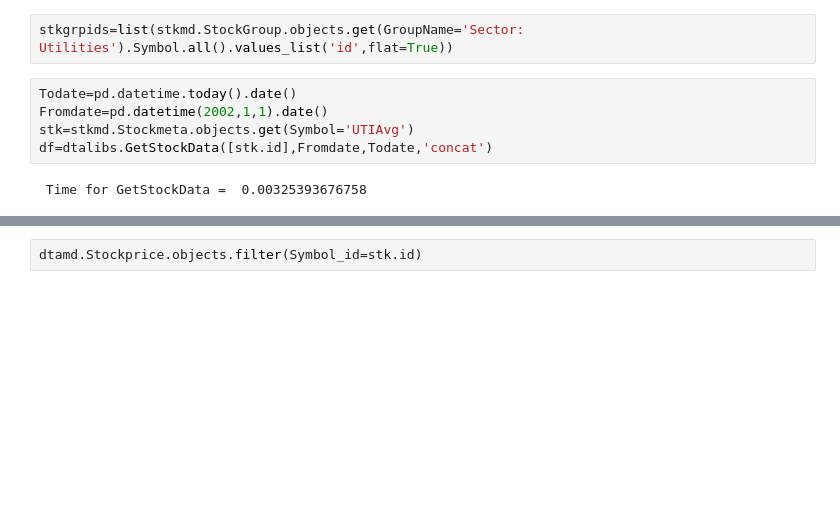
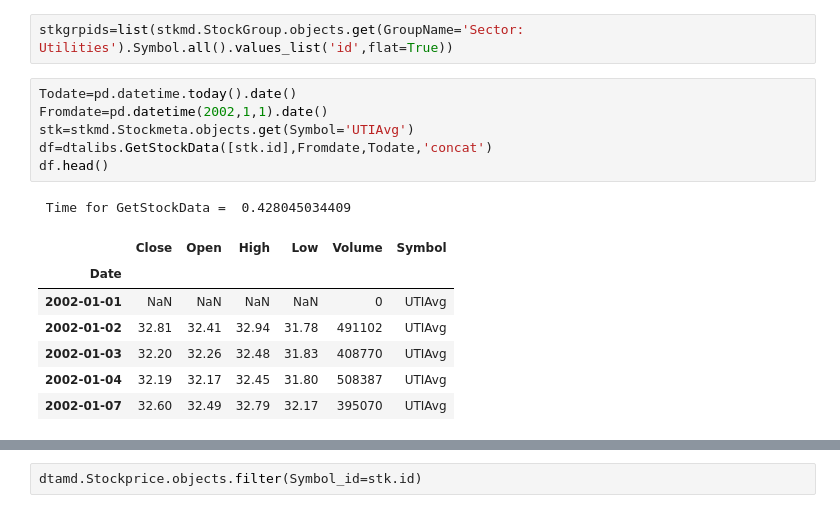
Before and after one commit to ajmal017/trade_analytics, a Jupyter notebook: trade_analytics/trade_analytics.ipynb, the cells around one changed output, grey strips where cells are left out. Cells and saved outputs as stored; diff of their text form; blank space fills up the shorter version.

```diff
--- a/trade_analytics/trade_analytics.ipynb
+++ b/trade_analytics/trade_analytics.ipynb
@@ -40,7 +40,15 @@ stkgrpids=list(stkmd.StockGroup.objects.get(GroupName='Sector: Utilities').Symbo
 # %%
 Todate=pd.datetime.today().date()
 Fromdate=pd.datetime(2002,1,1).date()
 stk=stkmd.Stockmeta.objects.get(Symbol='UTIAvg')
 df=dtalibs.GetStockData([stk.id],Fromdate,Todate,'concat')
+df.head()
 # %% [output]
- Time for GetStockData =  0.00325393676758
+ Time for GetStockData =  0.428045034409
+|  | Close | Open | High | Low | Volume | Symbol |
+| Date |  |  |  |  |  |  |
+| 2002-01-01 | NaN | NaN | NaN | NaN | 0 | UTIAvg |
+| 2002-01-02 | 32.81 | 32.41 | 32.94 | 31.78 | 491102 | UTIAvg |
+| 2002-01-03 | 32.20 | 32.26 | 32.48 | 31.83 | 408770 | UTIAvg |
+| 2002-01-04 | 32.19 | 32.17 | 32.45 | 31.80 | 508387 | UTIAvg |
+| 2002-01-07 | 32.60 | 32.49 | 32.79 | 32.17 | 395070 | UTIAvg |
```
Also changed, not shown: parts of 11 cells of this notebook, 5 other files.
